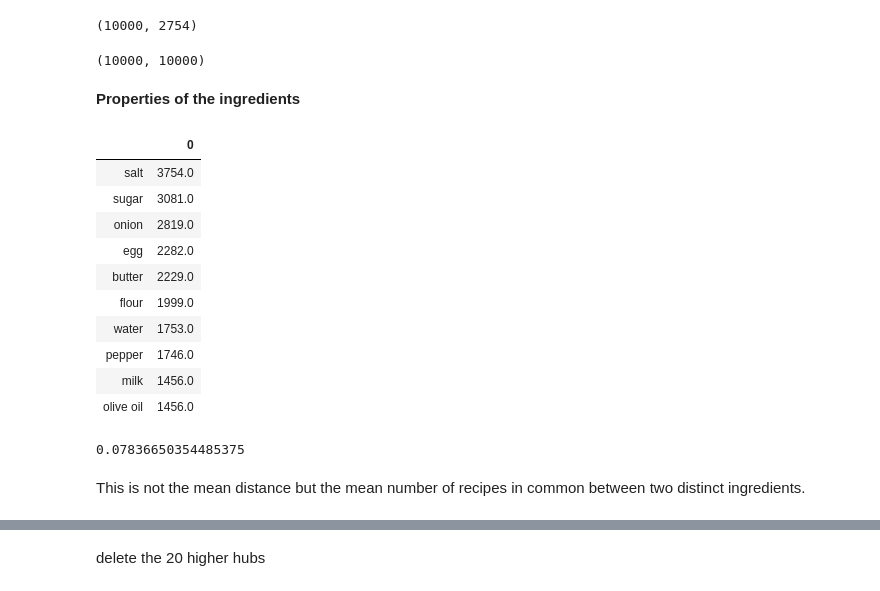
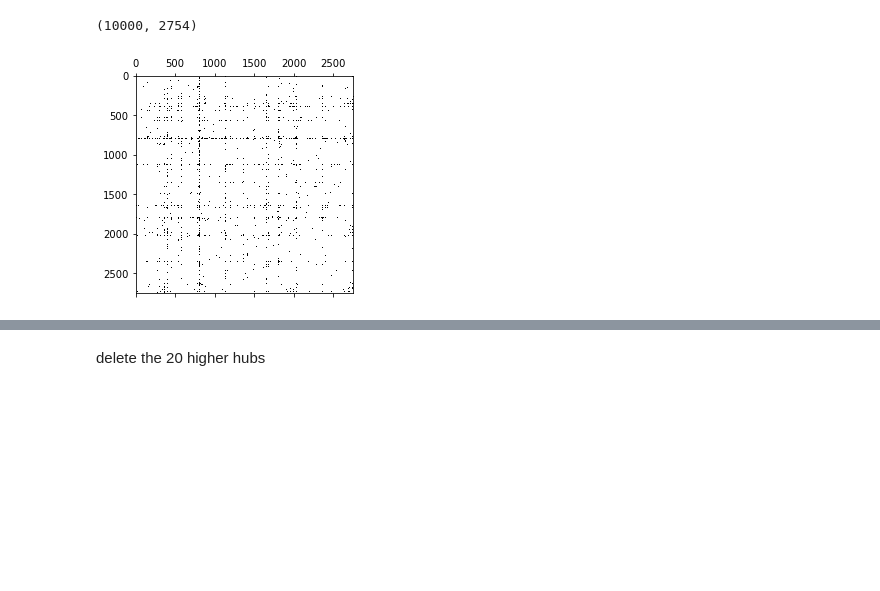
Before and after one commit to Juliencou/Recipes, a Jupyter notebook: assignments/example_to_start_recipes.ipynb, the cells around one changed output, grey strips where cells are left out. Saved outputs shown, nothing was run; the diff lists cells and outputs as text; code cells hidden in the pictures; blank space fills up the shorter version.

```diff
--- a/assignments/example_to_start_recipes.ipynb
+++ b/assignments/example_to_start_recipes.ipynb
@@ -86,21 +74,15 @@ features.shape
 # %% [output]
 (10000, 2754)
 # %%
-nbingredients=features.shape[1]
-nbrecettes=features.shape[0]
-distancerecipes = compute_euclidean_distance(features)
-print(distancerecipes.shape)
-
-distanceingredients=np.zeros((nbingredients, nbingredients))
-
-for i in range(nbrecettes):
-    a=features[i]!=0
-    listindexingredients=[j for j, x in enumerate(a) if x]
-    #print(listindexingredients)
-    for pair in itertools.product(listindexingredients, repeat=2):
-        #print(pair)
-        distanceingredients[pair[0], pair[1]] = distanceingredients[pair[0], pair[1]]+1
-for j in range(nbingredients):
-    distanceingredients[j,j]=0
+def compute_matrixconnectivity(features):
+    nbingredients=features.shape[1]
+    nbrecettes=features.shape[0]
+    connectivityingredients=np.zeros((nbingredients, nbingredients))
+    for i in range(nbrecettes):
+        a=features[i]!=0
+        listindexingredients=[j for j, x in enumerate(a) if x]
+        for pair in itertools.product(listindexingredients, repeat=2):
+            connectivityingredients[pair[0], pair[1]] = connectivityingredients[pair[0], pair[1]]+1
+    for j in range(nbingredients):
+        connectivityingredients[j,j]=0
+    return(connectivityingredients)
-# %% [output]
-(10000, 10000)
@@ -110,22 +89,7 @@ mean_distance_recipes = distancerecipes.mean()
-# %% [markdown]
-****Properties of the ingredients****
-# %%
-Sortedingredients[Sortedingredients[0] > 1][:10]
-# %% [output]
-|  | 0 |
-| salt | 3754.0 |
-| sugar | 3081.0 |
-| onion | 2819.0 |
-| egg | 2282.0 |
-| butter | 2229.0 |
-| flour | 1999.0 |
-| water | 1753.0 |
-| pepper | 1746.0 |
-| milk | 1456.0 |
-| olive oil | 1456.0 |
-# %%
-print(distanceingredients.mean())
-# %% [output]
-0.07836650354485375
-# %% [markdown]
-This is not the mean distance but the mean number of recipes in common between two distinct ingredients.
+# %%
+matrixconnectivity=compute_matrixconnectivity(features)
+plt.spy(matrixconnectivity)
+nbingredients=features.shape[1]
+nbrecettes=features.shape[0]
+# %% [output]
+[figure, added]
```
Also changed, not shown: parts of 37 cells of this notebook.
